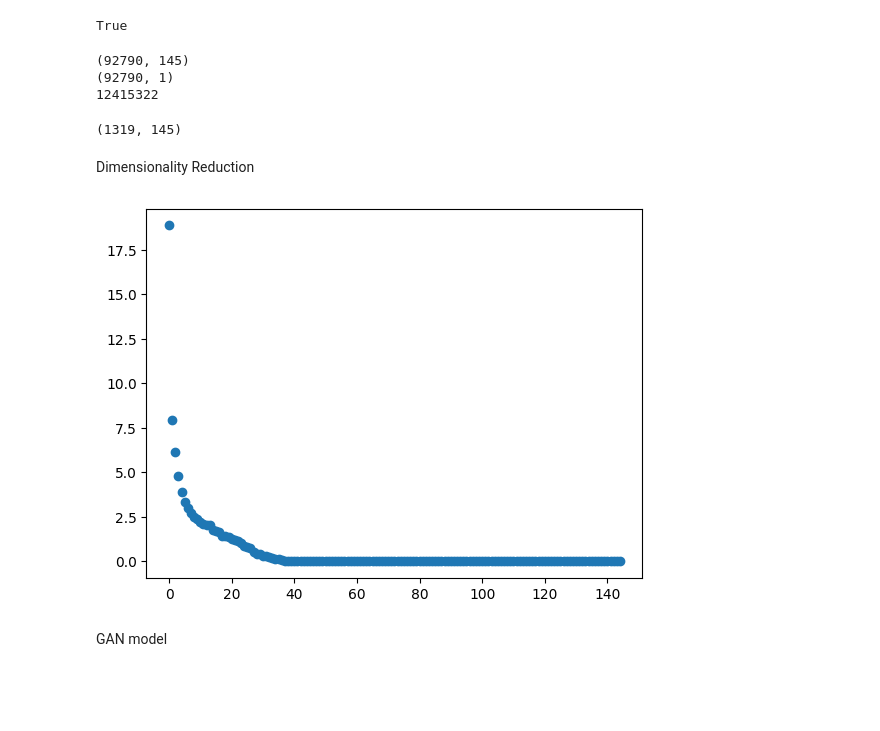
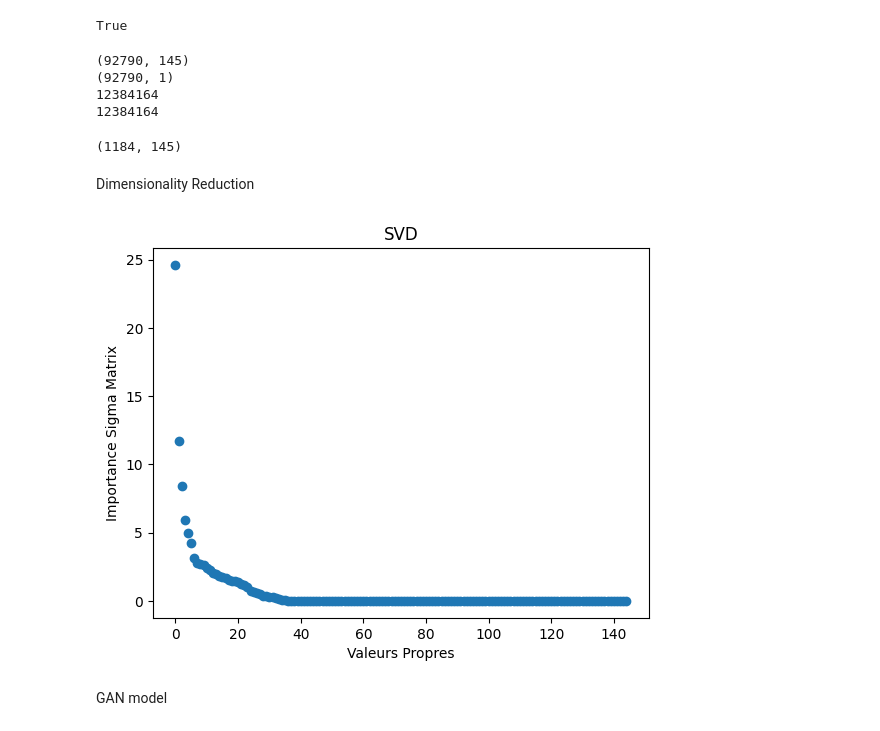
Before and after one commit to sergio-ar18/Challenge_data_BNP, a Jupyter notebook: Challenge.ipynb, the cells around one changed output. Saved outputs shown, nothing was run; the diff lists cells and outputs as text; code cells hidden in the pictures; blank space fills up the shorter version.

```diff
--- a/Challenge.ipynb
+++ b/Challenge.ipynb
@@ -27,8 +27,9 @@ for col in df.columns:
 
 for count in range(0,4):
 
-    concate = pd.concat([dataframe[colum] for colum in list_col_object[(count*24):((count+1)*24)]])
-    concate = pd.concat([test_Dataframe[columt] for columt in list_col_object[(count*24):((count+1)*24)]])
+    concate_train = pd.concat([dataframe[colum] for colum in list_col_object[(count*24):((count+1)*24)]])
+    concate_test = pd.concat([test_Dataframe[columt] for columt in list_col_object[(count*24):((count+1)*24)]])
+    concate = pd.concat([concate_train,concate_test])
     concate = pd.concat([pd.Series([np.nan]),concate])
 
     list_uniqueLabel.append(concate.unique())
@@ -66,10 +67,12 @@ print(dataX.shape)
 print(dataY.shape)
 
 print(np.sum(np.isnan(dataX)))
+print(dataframe.isna().sum().sum())
 # %% [output]
 (92790, 145)
 (92790, 1)
-12415322
+12384164
+12384164
 # %%
 from sklearn.model_selection import train_test_split
 from sklearn.preprocessing import MinMaxScaler
@@ -91,11 +94,12 @@ dataX_n = scaler.fit_transform(dataX_imp)
 
 training_input_t,training_output_t = dataX_n,data_Y
 
+# split of data for test
+
+training_input_t,test_input,training_output_t,test_output = train_test_split(training_input_t, training_output_t, test_size=0.1)
 
 
-# split of data for test
-
-# training_input_t,test_input,training_output_t,test_output = train_test_split(training_input_t, training_output_t, test_size=0.1)
+training_output_t = training_output_t.reset_index(drop=True)
 # %%
 # database of just values with 1
 
@@ -105,18 +109,21 @@ database_1 = training_input_t[index_db_1]
 
 print(database_1.shape)
 # %% [output]
-(1319, 145)
+(1184, 145)
 # %% [markdown]
 Dimensionality Reduction
 # %%
 import matplotlib.pyplot as plt
 
 u, s, vh = np.linalg.svd(database_1) # s sont les valeur propes associées a la transpossée de A
 
 list_x = range(len(s))
 plt.scatter(list_x,s)
+plt.xlabel("Valeurs Propres")
+plt.ylabel("Importance Sigma Matrix")
+plt.title("SVD")
 plt.show()
 # %% [output]
-[figure, old version]
+[figure, new version]
 # %% [markdown]
 GAN model
```
Also changed, not shown: parts of 15 cells of this notebook.
